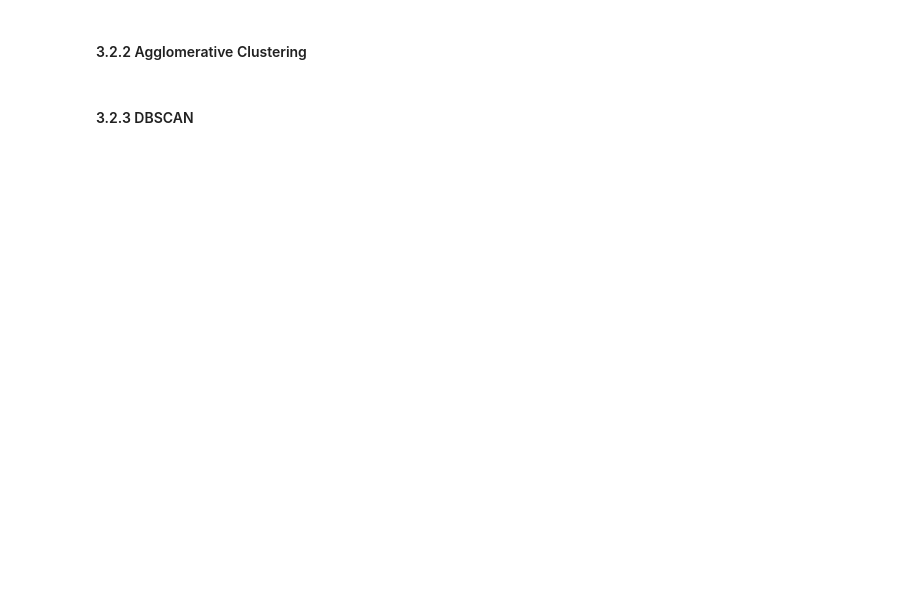
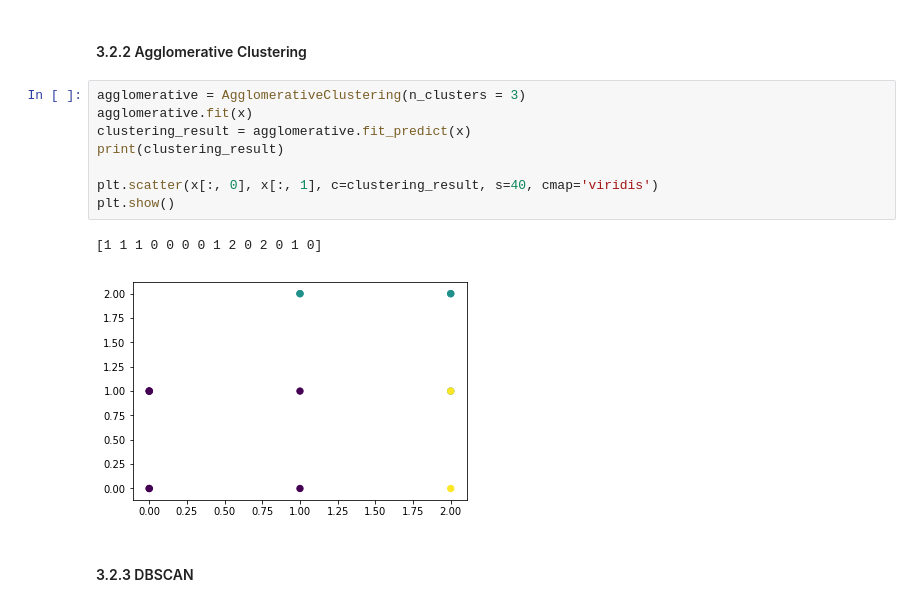
Before and after one commit to rolandhartanto/sklearn-exploration-clustering, a Jupyter notebook: Tugas1_MachineLearning.ipynb, the cells around one changed output. Cells and saved outputs as stored; diff of their text form; blank space fills up the shorter version.

```diff
--- a/Tugas1_MachineLearning.ipynb
+++ b/Tugas1_MachineLearning.ipynb
@@ -380,4 +476,15 @@ graph_clustering_prediction[150]
 # %% [markdown]
 #### 3.2.2 Agglomerative Clustering
+# %%
+agglomerative = AgglomerativeClustering(n_clusters = 3)
+agglomerative.fit(x)
+clustering_result = agglomerative.fit_predict(x)
+print(clustering_result)
+
+plt.scatter(x[:, 0], x[:, 1], c=clustering_result, s=40, cmap='viridis')
+plt.show()
+# %% [output]
+[1 1 1 0 0 0 0 1 2 0 2 0 1 0]
+[figure, added]
 # %% [markdown]
 #### 3.2.3 DBSCAN
```
Also changed, not shown: parts of 14 cells of this notebook.
